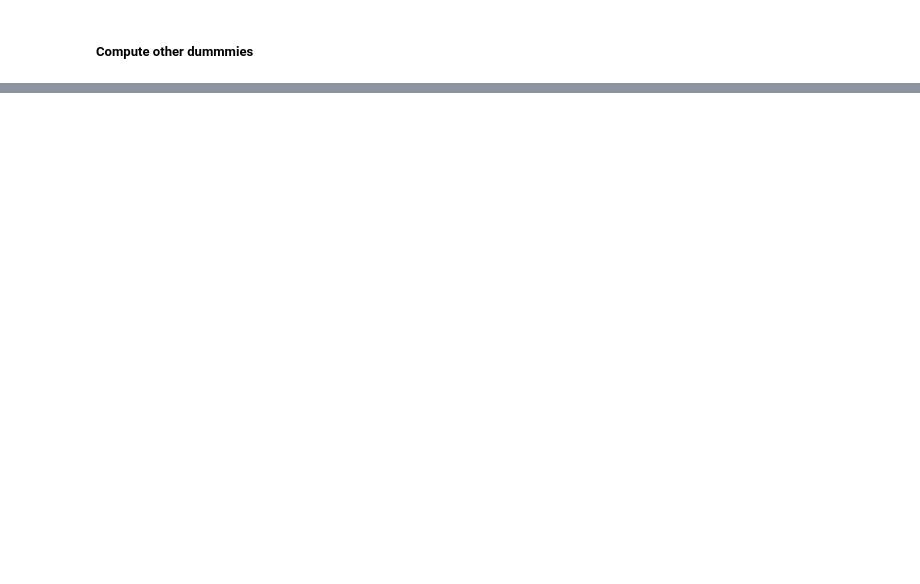
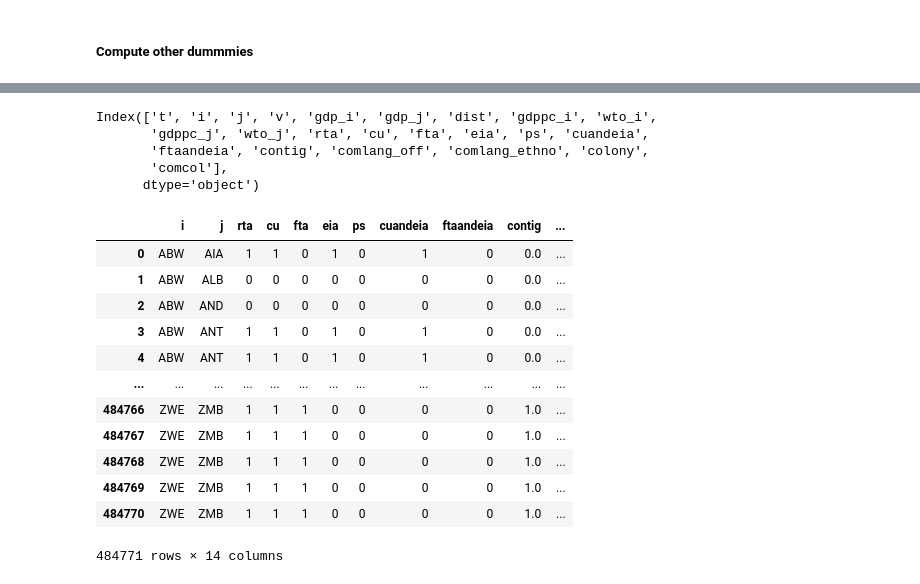
Before and after one commit to clement-so/gravity_trade_2, a Jupyter notebook: src/Untitled-1.ipynb, the cells around one changed output, grey strips where cells are left out. Saved outputs shown, nothing was run; the diff lists cells and outputs as text; code cells hidden in the pictures; blank space fills up the shorter version.

```diff
--- a/src/Untitled-1.ipynb
+++ b/src/Untitled-1.ipynb
@@ -23,7 +21,7 @@ gravity_filename = r"gravity_1995_2014.dta"
 
 country_code_filename = "iso-country-codes.csv"
 # %%
-folder_path = os.getcwd()
+folder_path = os.path.dirname(os.getcwd())
 path_to_data = os.path.join(folder_path,'data')
 path_to_data
 # %% [output]
@@ -329,0 +403,26 @@ profile.to_file(path_to_save)
+# %%
+gravity.columns
+# %% [output]
+Index(['t', 'i', 'j', 'v', 'gdp_i', 'gdp_j', 'dist', 'gdppc_i', 'wto_i',
+       'gdppc_j', 'wto_j', 'rta', 'cu', 'fta', 'eia', 'ps', 'cuandeia',
+       'ftaandeia', 'contig', 'comlang_off', 'comlang_ethno', 'colony',
+       'comcol'],
+      dtype='object')
+# %%
+gravity[['i','j','rta', 'cu', 'fta', 'eia', 'ps', 'cuandeia',
+       'ftaandeia', 'contig', 'comlang_off', 'comlang_ethno', 'colony',
+       'comcol']]
+# %% [output]
+|  | i | j | rta | cu | fta | eia | ps | cuandeia | ftaandeia | contig | ... |
+| 0 | ABW | AIA | 1 | 1 | 0 | 1 | 0 | 1 | 0 | 0.0 | ... |
+| 1 | ABW | ALB | 0 | 0 | 0 | 0 | 0 | 0 | 0 | 0.0 | ... |
+| 2 | ABW | AND | 0 | 0 | 0 | 0 | 0 | 0 | 0 | 0.0 | ... |
+| 3 | ABW | ANT | 1 | 1 | 0 | 1 | 0 | 1 | 0 | 0.0 | ... |
+| 4 | ABW | ANT | 1 | 1 | 0 | 1 | 0 | 1 | 0 | 0.0 | ... |
+| ... | ... | ... | ... | ... | ... | ... | ... | ... | ... | ... | ... |
+| 484766 | ZWE | ZMB | 1 | 1 | 1 | 0 | 0 | 0 | 0 | 1.0 | ... |
+| 484767 | ZWE | ZMB | 1 | 1 | 1 | 0 | 0 | 0 | 0 | 1.0 | ... |
+| 484768 | ZWE | ZMB | 1 | 1 | 1 | 0 | 0 | 0 | 0 | 1.0 | ... |
+| 484769 | ZWE | ZMB | 1 | 1 | 1 | 0 | 0 | 0 | 0 | 1.0 | ... |
+| 484770 | ZWE | ZMB | 1 | 1 | 1 | 0 | 0 | 0 | 0 | 1.0 | ... |
+484771 rows × 14 columns
```
Also changed, not shown: parts of 31 cells of this notebook, 5 other files.
